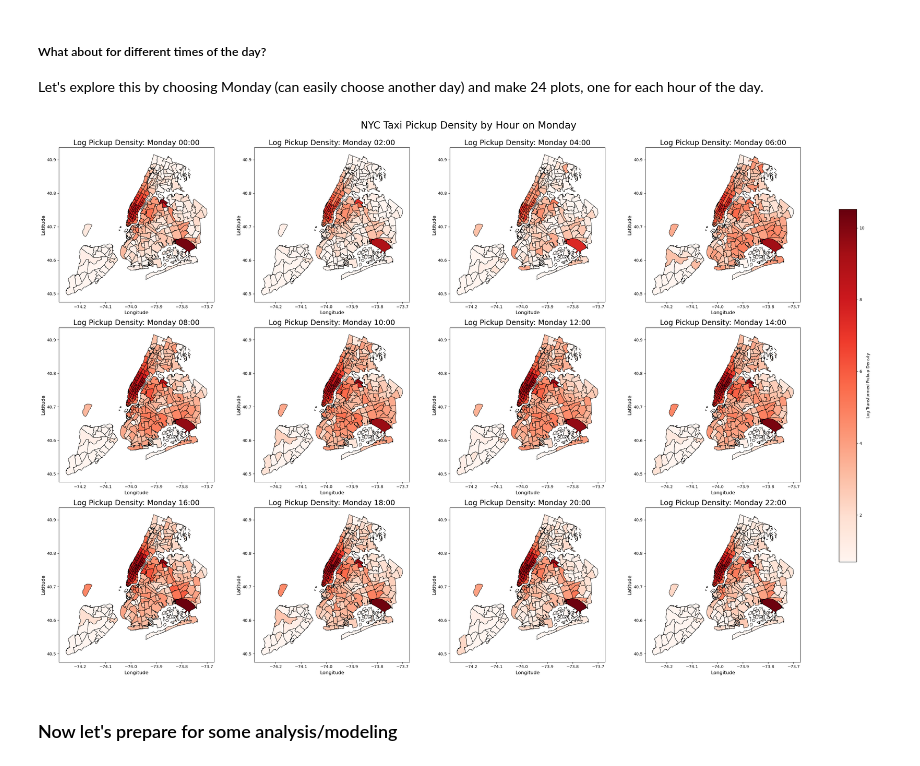
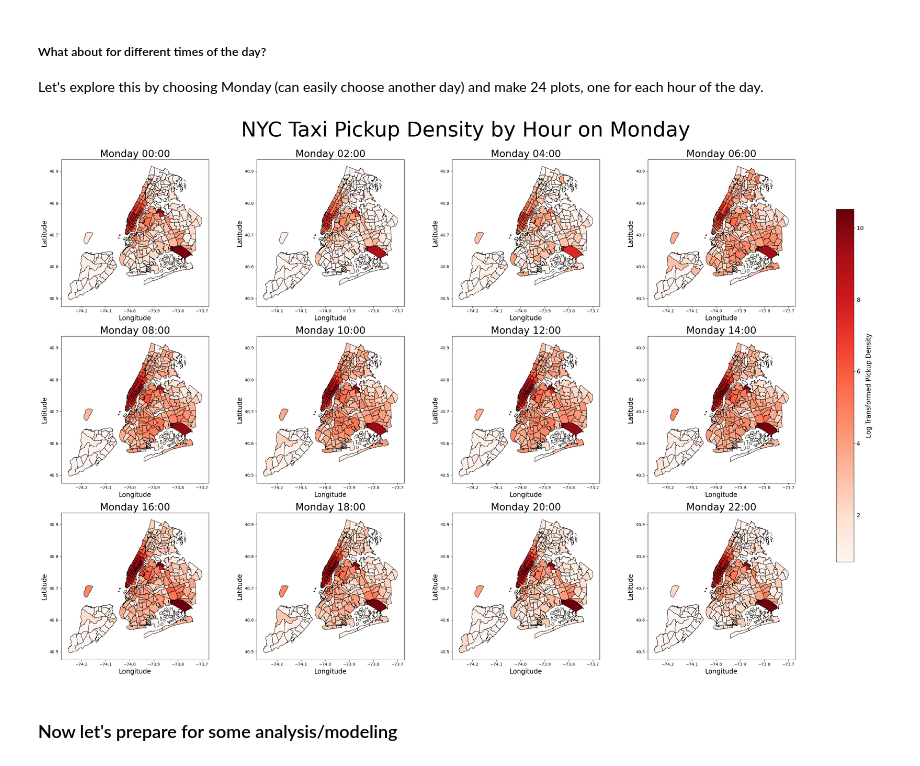
Before and after one commit to mwshumway/nyc_taxi, a Jupyter notebook: visualization/explore_zone_data.ipynb, the cells around one changed output. Cells and saved outputs as stored; diff of their text form; code cells hidden in the pictures.

```diff
--- a/visualization/explore_zone_data.ipynb
+++ b/visualization/explore_zone_data.ipynb
@@ -243,17 +243,21 @@ for i, day in enumerate(days):
         vmin=min_density,  # Use global min density
         vmax=max_density   # Use global max density
     )
-    ax.set_title(f'Log Pickup Density: {day}', fontsize=14)
-    ax.set_xlabel('Longitude', fontsize=10)
-    ax.set_ylabel('Latitude', fontsize=10)
+    ax.set_title(f'{day}', fontsize=16)
+    ax.set_xlabel('Longitude', fontsize=12)
+    ax.set_ylabel('Latitude', fontsize=12)
 
 # Add a single colorbar for the entire figure
+
+
 cbar_ax = fig.add_axes([0.92, 0.2, 0.02, 0.6])  # [left, bottom, width, height]
 sm = plt.cm.ScalarMappable(cmap='Reds', norm=plt.Normalize(vmin=min_density, vmax=max_density))
+cbar = fig.colorbar(sm, cax=cbar_ax, label='Log Transformed Pickup Density', orientation='vertical')
+cbar_ax.set_ylabel('Log Transformed Pickup Density', fontsize=16)  # Set the label and its font size
+cbar.ax.tick_params(labelsize=14)  # Adjust the font size of the tick labels
 fig.colorbar(sm, cax=cbar_ax, label='Log Transformed Pickup Density', orientation='vertical')
-
 # Add a suptitle and adjust layout
-plt.suptitle('NYC Taxi Pickup Density by Hour', fontsize=24, y=0.95)
+plt.suptitle('NYC Taxi Pickup Density by Day', fontsize=24, y=0.95)
 plt.tight_layout(rect=[0, 0, 0.9, 0.95])  # Leave space for the colorbar and title
 plt.show()
 # %% [output]
@@ -296,38 +300,41 @@ for i in range(12):
     hour_zones = taxi_zones.merge(hour_pickups, how='left', left_on='LocationID', right_on='PULocationID')
     hour_zones['density'].fillna(0, inplace=True)  # Fill missing values with 0
 
     # Log transform the density
     hour_zones['density'] = np.log1p(hour_zones['density'])
 
     # Plot the map for the current hour
     ax = axes[i]
     hour_zones.plot(
         column='density',
         cmap='Reds',
         linewidth=0.8,
         ax=ax,
         edgecolor='black',
         legend=False,
         vmin=min_density,
         vmax=max_density  # Consistent color scaling
     )
 
     # Add titles and labels
-    ax.set_title(f'Log Pickup Density: {day} {2 * i:02}:00', fontsize=18)
-    ax.set_xlabel('Longitude', fontsize=12)
-    ax.set_ylabel('Latitude', fontsize=12)
+    ax.set_title(f'{day} {2 * i:02}:00', fontsize=24)
+    ax.set_xlabel('Longitude', fontsize=16)
+    ax.set_ylabel('Latitude', fontsize=16)
 
 # Add a single colorbar to the figure
 cbar_ax = fig.add_axes([0.92, 0.2, 0.02, 0.6])  # [left, bottom, width, height]
 sm = plt.cm.ScalarMappable(cmap='Reds', norm=plt.Normalize(vmin=min_density, vmax=max_density))
+cbar = fig.colorbar(sm, cax=cbar_ax, label='Log Transformed Pickup Density', orientation='vertical')
+cbar_ax.set_ylabel('Log Transformed Pickup Density', fontsize=16)  # Set the label and its font size
+cbar.ax.tick_params(labelsize=14)  # Adjust the font size of the tick labels
 fig.colorbar(sm, cax=cbar_ax, label='Log Transformed Pickup Density', orientation='vertical')
 
 # Add a suptitle and adjust layout
-plt.suptitle(f'NYC Taxi Pickup Density by Hour on {day}', fontsize=24, y=0.95)
+plt.suptitle(f'NYC Taxi Pickup Density by Hour on {day}', fontsize=50, y=0.95)
 plt.tight_layout(rect=[0, 0, 0.9, 0.95])  # Leave space for the colorbar and title
 plt.show()
 # %% [output]
-[figure, old version]
+[figure, new version]
 # %% [markdown]
 ### Now let's prepare for some analysis/modeling
 # %% [markdown]
```
Also changed, not shown: parts of 7 cells of this notebook, 1 other file.
